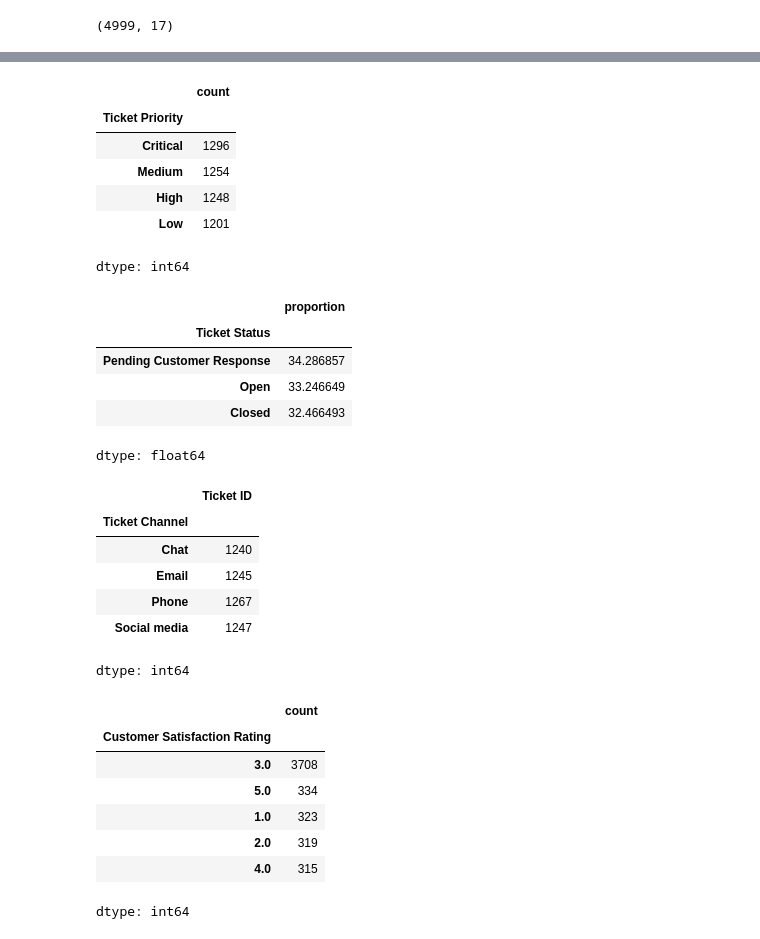
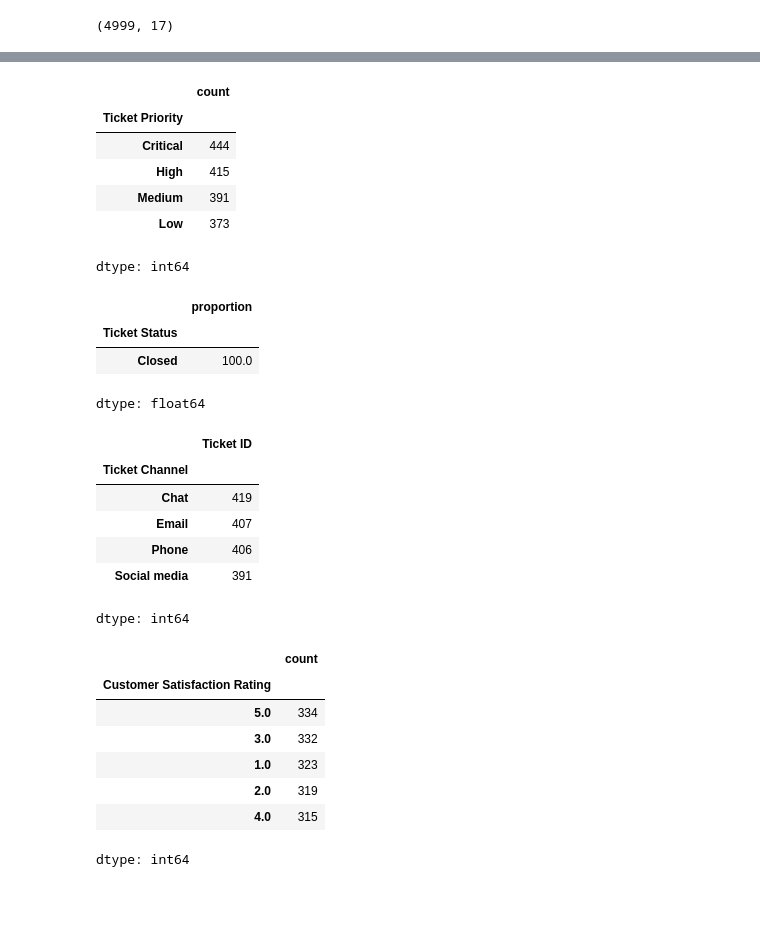
Before and after one commit to Ashishsahu26/Customer-Support-Ticket-Operations-Analysis, a Jupyter notebook: customer_support_tickets.ipynb, the cells around one changed output, grey strips where cells are left out. Drawn from its saved outputs; the diff is of its cells as text; code cells hidden in the pictures; blank space fills up the shorter version.

```diff
--- a/customer_support_tickets.ipynb
+++ b/customer_support_tickets.ipynb
@@ -9,5 +9,5 @@ Drive already mounted at /content/drive; to attempt to forcibly remount, call dr
 import pandas as pd
 import numpy as np
 
-path = '/content/drive/MyDrive/Banking_complaint_dataset/Customer_support_ticketss.csv'  # replace with your local path if needed
+path = '/content/drive/MyDrive/Projects_dataset/Customer_support_ticketss.csv'  # replace with your local path if needed
 df = pd.read_csv(path, encoding='latin1')
@@ -100,3 +89,5 @@ First Response Time             4999
 Time to Resolution              4999
 Customer Satisfaction Rating       0
 dtype: int64
+# %%
+df1 =df.dropna(subset= ['Resolution'])
@@ -119,0 +122,16 @@ dtype('float64')
+# %%
+# random seed for reproducibility
+np.random.seed(42)
+
+# Example: based on priority column
+def generate_resolution_time(priority):
+
+    if priority == "High":
+        return np.random.randint(1, 5)   # 1–4 hours
+    elif priority == "Medium":
+        return np.random.randint(4, 12)  # 4–11 hours
+    else:
+        return np.random.randint(8, 24)  # 8–23 hours
+
+# apply function
+df1['resolution_time_hours'] = df1['Ticket Priority'].apply(generate_resolution_time)
@@ -141,41 +187,39 @@ plot_df = df.dropna(subset=['Time to Resolution', 'Ticket Priority'])
 #  Customer Demographics
 #  Satisfaction Rating analysis (if available
 # %%
-df['Ticket Priority'].value_counts()
+df1['Ticket Priority'].value_counts()
 # %% [output]
 |  | count |
 | Ticket Priority |  |
-| Critical | 1296 |
-| Medium | 1254 |
-| High | 1248 |
-| Low | 1201 |
+| Critical | 444 |
+| High | 415 |
+| Medium | 391 |
+| Low | 373 |
 dtype: int64
 # %%
-df['Ticket Status'].value_counts(normalize=True) * 100
+df1['Ticket Status'].value_counts(normalize=True) * 100
 # %% [output]
 |  | proportion |
 | Ticket Status |  |
-| Pending Customer Response | 34.286857 |
-| Open | 33.246649 |
-| Closed | 32.466493 |
+| Closed | 100.0 |
 dtype: float64
 # %%
-df.groupby('Ticket Channel')['Ticket ID'].count()
+df1.groupby('Ticket Channel')['Ticket ID'].count()
 # %% [output]
 |  | Ticket ID |
 | Ticket Channel |  |
-| Chat | 1240 |
-| Email | 1245 |
-| Phone | 1267 |
-| Social media | 1247 |
+| Chat | 419 |
+| Email | 407 |
+| Phone | 406 |
+| Social media | 391 |
 dtype: int64
 # %%
-df['Customer Satisfaction Rating'].value_counts()
+df1['Customer Satisfaction Rating'].value_counts()
 # %% [output]
 |  | count |
 | Customer Satisfaction Rating |  |
-| 3.0 | 3708 |
 | 5.0 | 334 |
+| 3.0 | 332 |
 | 1.0 | 323 |
 | 2.0 | 319 |
 | 4.0 | 315 |
```
Also changed, not shown: parts of 12 cells of this notebook.
